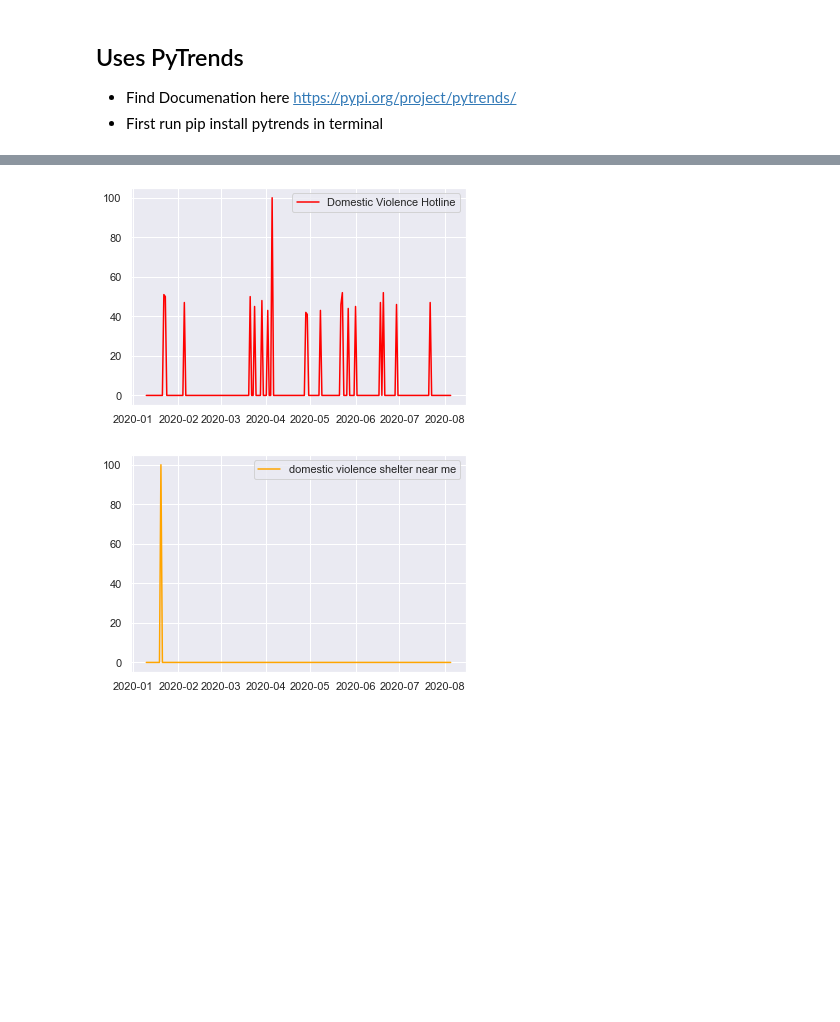
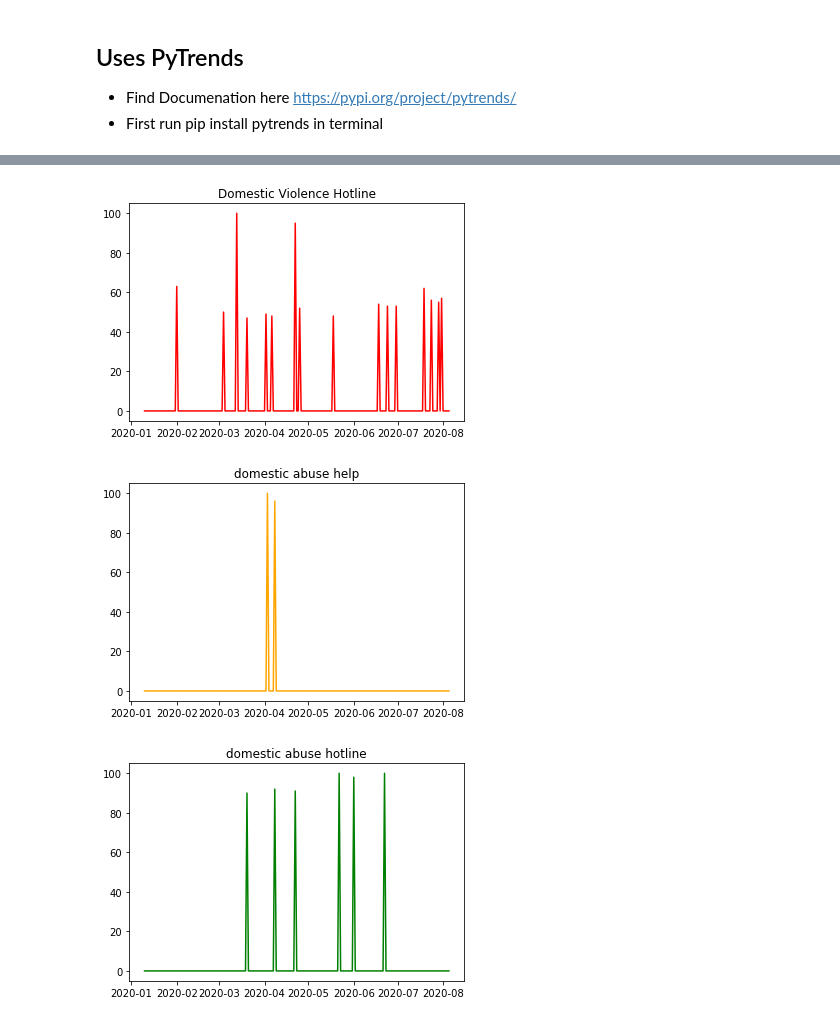
Before and after one commit to jlister19/impact-of-covid-on-crime, a Jupyter notebook: GoogleTrendsCSVTesting_withSeabornChart_JL.ipynb, the cells around one changed output, grey strips where cells are left out. Cells and saved outputs as stored; diff of their text form; code cells hidden in the pictures; blank space fills up the shorter version.

```diff
--- a/GoogleTrendsCSVTesting_withSeabornChart_JL.ipynb
+++ b/GoogleTrendsCSVTesting_withSeabornChart_JL.ipynb
@@ -65,14 +153,20 @@ plt.legend(['Domestic Violence Help']);
 # %%
 plt.figure()
-plt.plot(df.index,df["Domestic Violence Hotline"],'red')
-plt.legend(['Domestic Violence Hotline']);
+plt.plot(dfgroups['date'], dfgroups["domestic violence hotline"],'red')
+plt.title('Domestic Violence Hotline');
 # %% [output]
-[figure, old version]
+[figure, new version]
 # %%
 plt.figure()
-plt.plot(df.index,df["Domestic Violence Shelter Chicago"],'orange')
-plt.legend(['domestic violence shelter near me']);
+plt.plot(dfgroups['date'],dfgroups["domestic abuse help"],'orange')
+plt.title('domestic abuse help');
 # %% [output]
-[figure, old version]
+[figure, new version]
+# %%
+plt.figure()
+plt.plot(dfgroups['date'],dfgroups["domestic abuse hotline"],'green')
+plt.title('domestic abuse hotline');
+# %% [output]
+[figure, added]
 # %%
 plt.figure()
```
Also changed, not shown: parts of 14 cells of this notebook, 1 other file.
